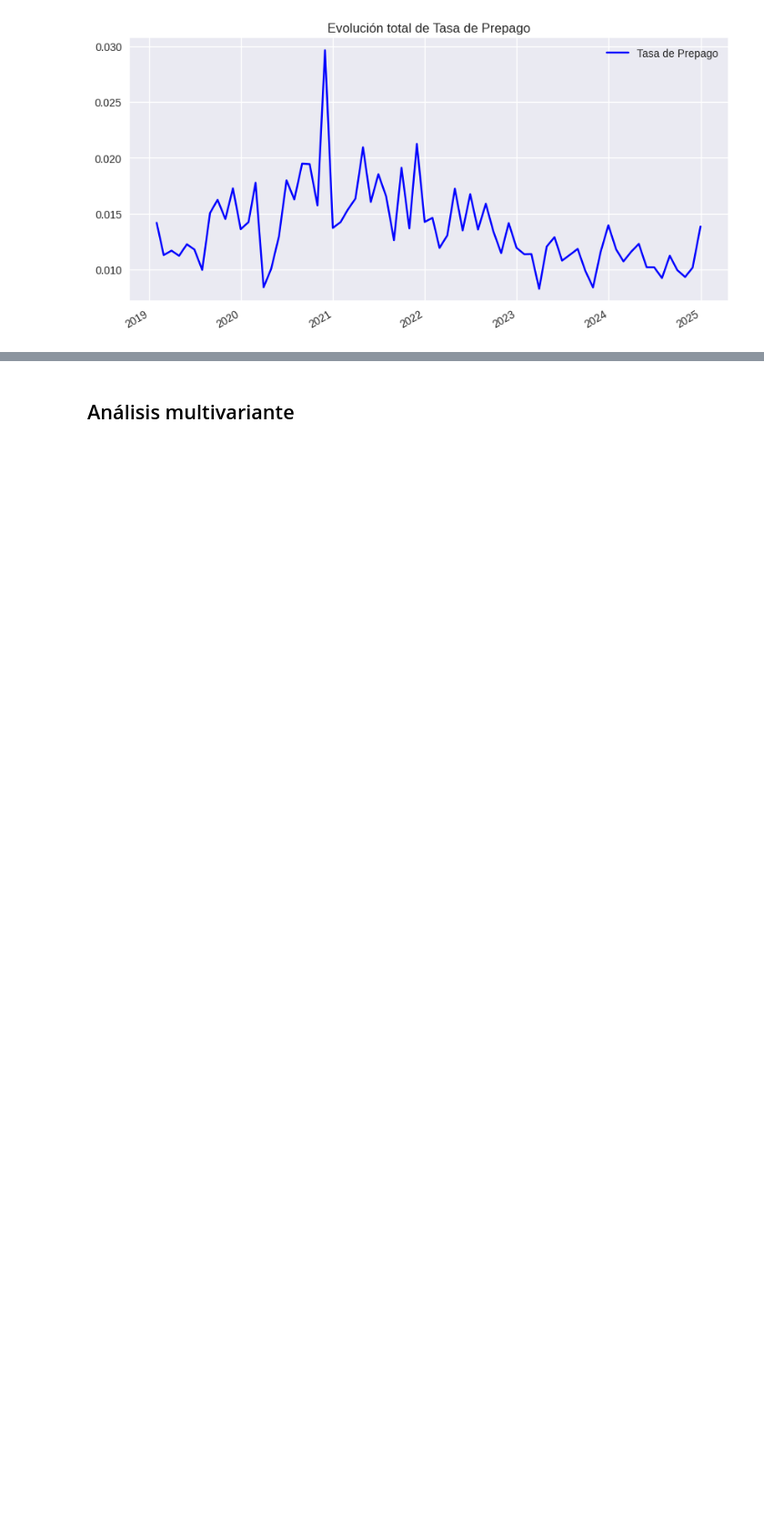
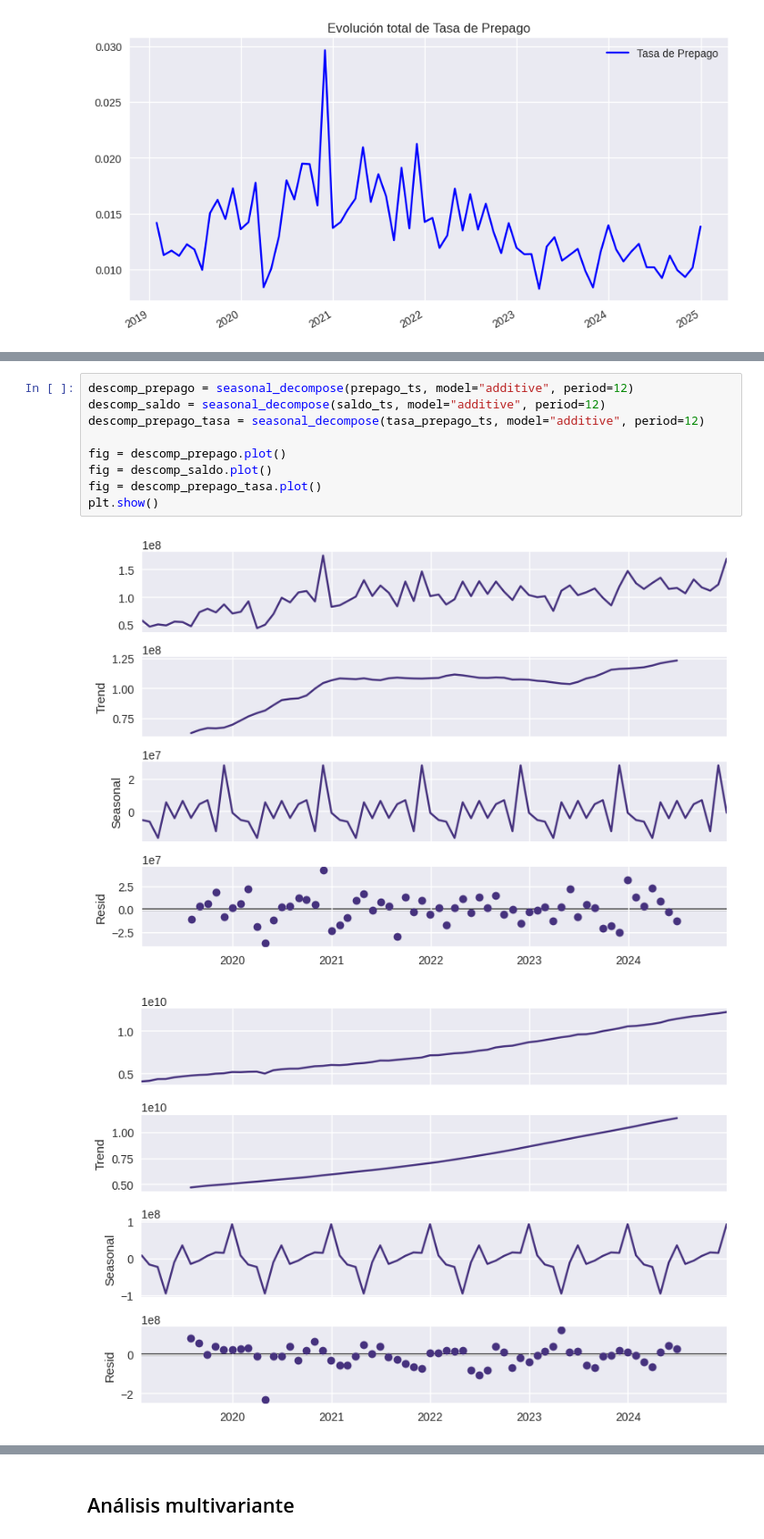
Before and after one commit to anavelaMNA/ProyectoIntegrador, a Jupyter notebook: Avance1_Equipo50.ipynb, the cells around one changed output, grey strips where cells are left out. Shown at 91% size. Saved outputs shown, nothing was run; the diff lists cells and outputs as text; blank space fills up the shorter version.

```diff
--- a/Avance1_Equipo50.ipynb
+++ b/Avance1_Equipo50.ipynb
@@ -356,0 +364,12 @@ plt.show()
+# %%
+descomp_prepago = seasonal_decompose(prepago_ts, model="additive", period=12)
+descomp_saldo = seasonal_decompose(saldo_ts, model="additive", period=12)
+descomp_prepago_tasa = seasonal_decompose(tasa_prepago_ts, model="additive", period=12)
+
+fig = descomp_prepago.plot()
+fig = descomp_saldo.plot()
+fig = descomp_prepago_tasa.plot()
+plt.show()
+# %% [output]
+[figure, added]
+[figure, added]
```
Also changed, not shown: parts of 14 cells of this notebook.
